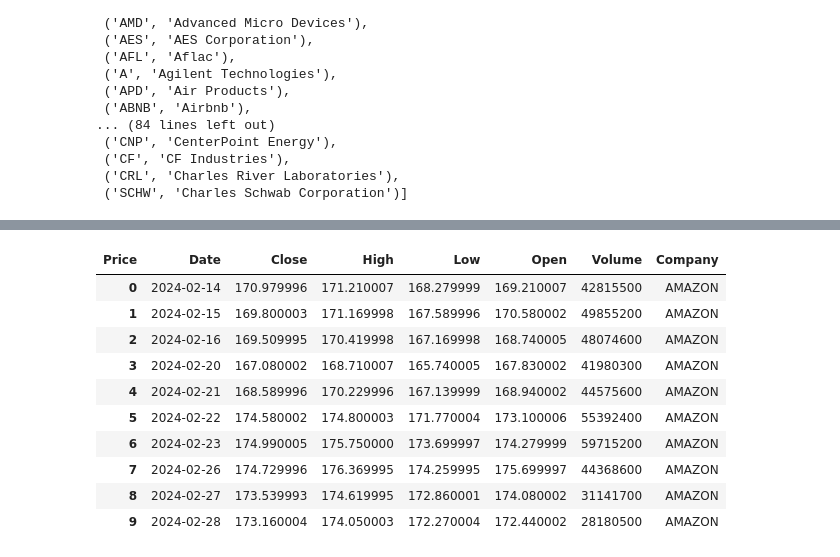
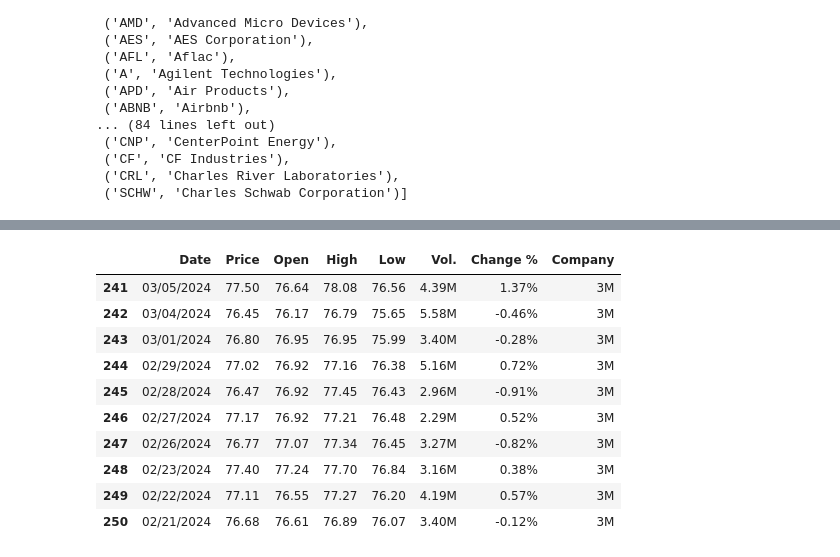
Before and after one commit to priyankaselvam4124/time-series-analysis, a Jupyter notebook: project.ipynb, the cells around one changed output, grey strips where cells are left out. Cells and saved outputs as stored; diff of their text form; code cells hidden in the pictures.

Commit message:
downloaded dataset,run locally,data cleaning

```diff
--- a/project.ipynb
+++ b/project.ipynb
@@ -86,21 +107,18 @@ Date
 # %%
-# looping through each dataframe and adding respective company names
-for stock_df, name in zip(company_list, company_name):
-    stock_df["Company"] = name
 
 # Merge all into one DataFrame
-df = pd.concat(company_list, axis=0)
-df.reset_index(inplace=True)
-df.head(10)
+df = pd.concat(stock_data.values(), axis=0)
+#df.reset_index(inplace=True)
+df.tail(10)
 # %% [output]
-| Price | Date | Close | High | Low | Open | Volume | Company |
-| 0 | 2024-02-14 | 170.979996 | 171.210007 | 168.279999 | 169.210007 | 42815500 | AMAZON |
-| 1 | 2024-02-15 | 169.800003 | 171.169998 | 167.589996 | 170.580002 | 49855200 | AMAZON |
-| 2 | 2024-02-16 | 169.509995 | 170.419998 | 167.169998 | 168.740005 | 48074600 | AMAZON |
-| 3 | 2024-02-20 | 167.080002 | 168.710007 | 165.740005 | 167.830002 | 41980300 | AMAZON |
-| 4 | 2024-02-21 | 168.589996 | 170.229996 | 167.139999 | 168.940002 | 44575600 | AMAZON |
-| 5 | 2024-02-22 | 174.580002 | 174.800003 | 171.770004 | 173.100006 | 55392400 | AMAZON |
-| 6 | 2024-02-23 | 174.990005 | 175.750000 | 173.699997 | 174.279999 | 59715200 | AMAZON |
-| 7 | 2024-02-26 | 174.729996 | 176.369995 | 174.259995 | 175.699997 | 44368600 | AMAZON |
-| 8 | 2024-02-27 | 173.539993 | 174.619995 | 172.860001 | 174.080002 | 31141700 | AMAZON |
-| 9 | 2024-02-28 | 173.160004 | 174.050003 | 172.270004 | 172.440002 | 28180500 | AMAZON |
+|  | Date | Price | Open | High | Low | Vol. | Change % | Company |
+| 241 | 03/05/2024 | 77.50 | 76.64 | 78.08 | 76.56 | 4.39M | 1.37% | 3M |
+| 242 | 03/04/2024 | 76.45 | 76.17 | 76.79 | 75.65 | 5.58M | -0.46% | 3M |
+| 243 | 03/01/2024 | 76.80 | 76.95 | 76.95 | 75.99 | 3.40M | -0.28% | 3M |
+| 244 | 02/29/2024 | 77.02 | 76.92 | 77.16 | 76.38 | 5.16M | 0.72% | 3M |
+| 245 | 02/28/2024 | 76.47 | 76.92 | 77.45 | 76.43 | 2.96M | -0.91% | 3M |
+| 246 | 02/27/2024 | 77.17 | 76.92 | 77.21 | 76.48 | 2.29M | 0.52% | 3M |
+| 247 | 02/26/2024 | 76.77 | 77.07 | 77.34 | 76.45 | 3.27M | -0.82% | 3M |
+| 248 | 02/23/2024 | 77.40 | 77.24 | 77.70 | 76.84 | 3.16M | 0.38% | 3M |
+| 249 | 02/22/2024 | 77.11 | 76.55 | 77.27 | 76.20 | 4.19M | 0.57% | 3M |
+| 250 | 02/21/2024 | 76.68 | 76.61 | 76.89 | 76.07 | 3.40M | -0.12% | 3M |
```
Also changed, not shown: parts of 10 cells of this notebook, 4 other files.
